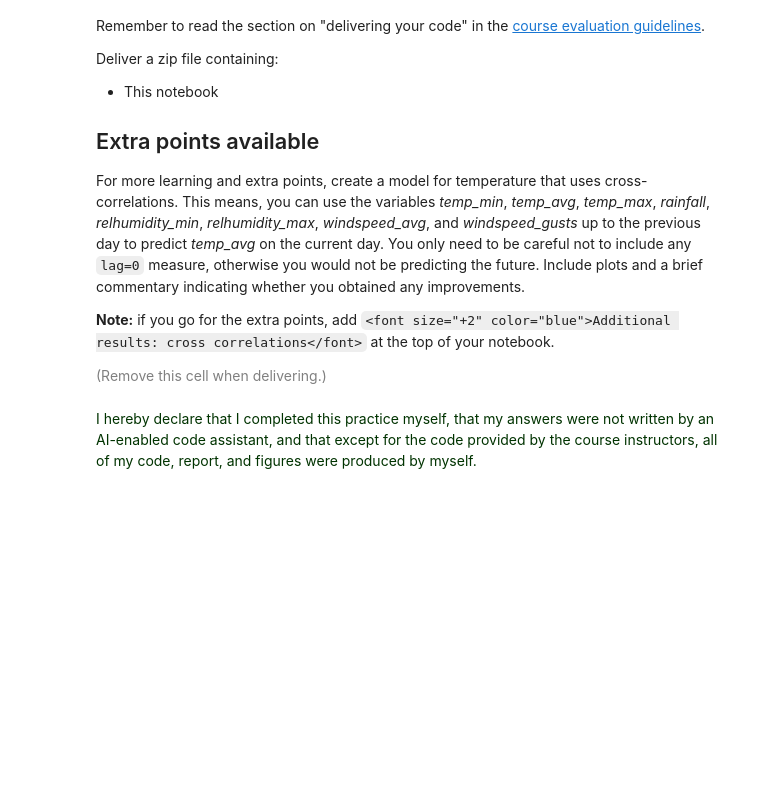
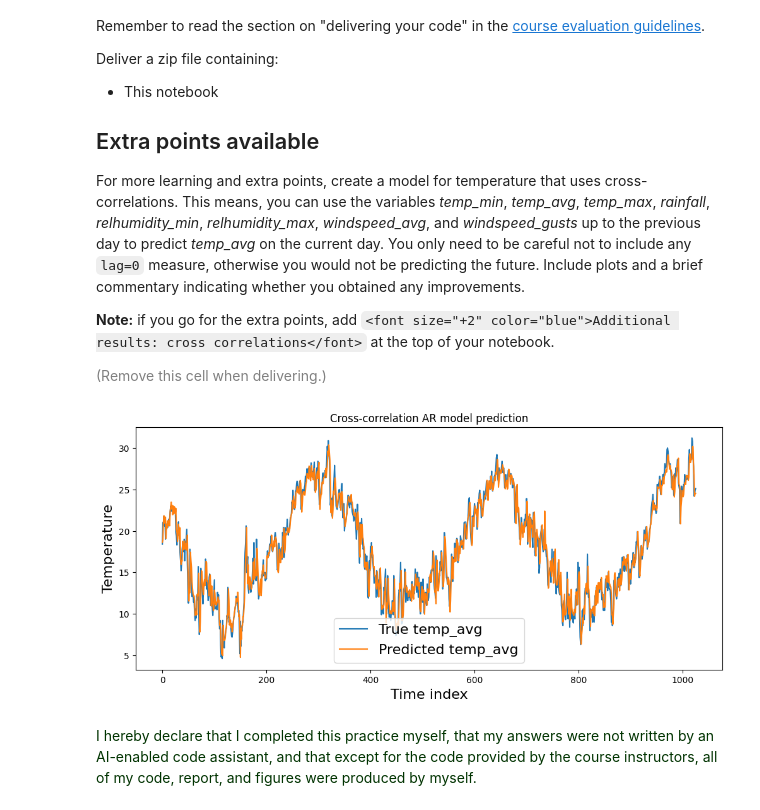
Before and after one commit to zsykk/datamining_2nd, a Jupyter notebook: ps09_forecasting.ipynb, the cells around one changed output. Drawn from its saved outputs; the diff is of its cells as text; code cells hidden in the pictures; blank space fills up the shorter version.

```diff
--- a/ps09_forecasting.ipynb
+++ b/ps09_forecasting.ipynb
@@ -1185,5 +1191,53 @@ For more learning and extra points, create a model for temperature that uses cro
 **Note:** if you go for the extra points, add ``<font size="+2" color="blue">Additional results: cross correlations</font>`` at the top of your notebook.
 
 <font size="-1" color="gray">(Remove this cell when delivering.)</font>
+# %%
+from sklearn.linear_model import LinearRegression
+def comput_cross_correlations(df, var_to_predict, vars_to_use, lags):
+    X = []
+    y = []
+
+    for i in range(max(lags), len(weather)):
+        row = []
+        skip = False
+        for lag in lags:
+            for var in vars_to_use:
+                val = df[var].iloc[i-lag]
+                if np.isnan(val):
+                    skip = True
+                row.append(val)
+
+        # if original value has Nan, skip
+        val_y = df[var_to_predict].iloc[i]
+        if np.isnan(val_y):
+            skip = True
+
+        if skip:
+            continue
+        X.append(row)
+        y.append(df[var_to_predict].iloc[i])
+
+    # AR
+    model = LinearRegression()
+    model.fit(X, y)
+    y_pred = model.predict(X)
+    return y, y_pred
+
+
+var_to_predict = 'temp_avg'
+vars_to_use = ['temp_min','temp_avg','temp_max','rainfall','relhumidity_min','relhumidity_max','windspeed_avg','windspeed_gusts']
+lags = [1, 2]
+y_true, y_pred = comput_cross_correlations(weather, var_to_predict, vars_to_use, lags)
+
+plt.figure(figsize=(12,5))
+plt.plot(y_true, label='True temp_avg')
+plt.plot(y_pred, label='Predicted temp_avg')
+plt.xlabel('Time index')
+plt.ylabel('Temperature')
+plt.title('Cross-correlation AR model prediction')
+plt.legend()
+plt.show()
+# %% [output]
+[figure, added]
 # %% [markdown]
 <font size="+2" color="#003300">I hereby declare that I completed this practice myself, that my answers were not written by an AI-enabled code assistant, and that except for the code provided by the course instructors, all of my code, report, and figures were produced by myself.</font>
```
Also changed, not shown: parts of 1 cell of this notebook.
